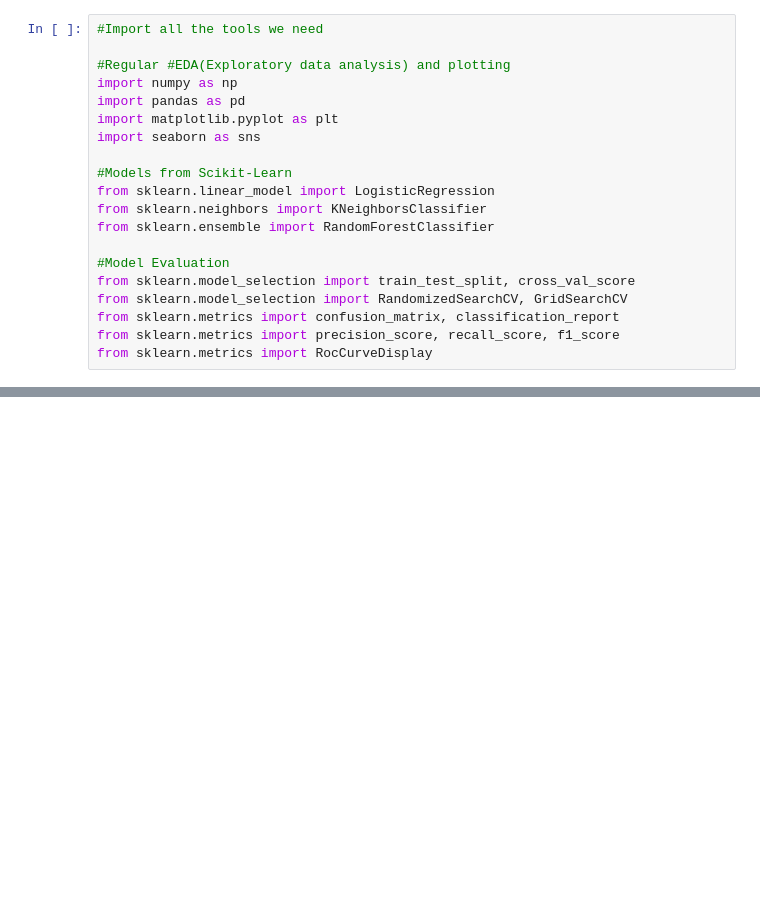
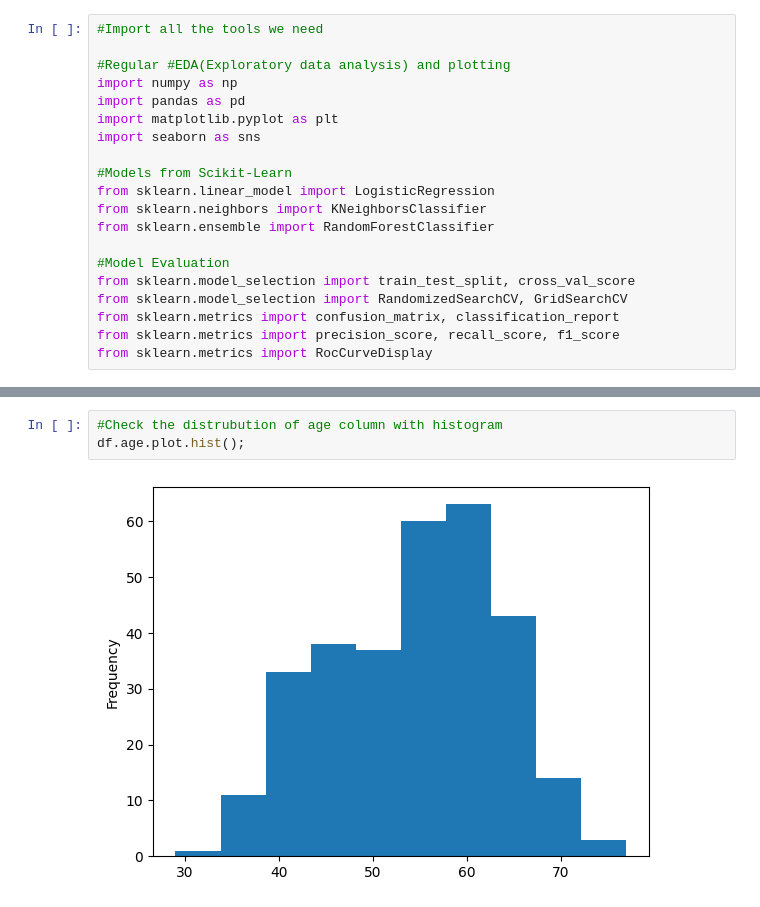
Before and after one commit to NikhilShetty-45/heart_disease_ml_project, a Jupyter notebook: end-to-end-heart-disease-classification.ipynb, the cells around one changed output, grey strips where cells are left out. Drawn from its saved outputs; the diff is of its cells as text; blank space fills up the shorter version.

```diff
--- a/end-to-end-heart-disease-classification.ipynb
+++ b/end-to-end-heart-disease-classification.ipynb
@@ -93,0 +244,5 @@ from sklearn.metrics import RocCurveDisplay
+# %%
+#Check the distrubution of age column with histogram
+df.age.plot.hist();
+# %% [output]
+[figure, added]
```
Also changed, not shown: parts of 19 cells of this notebook.
